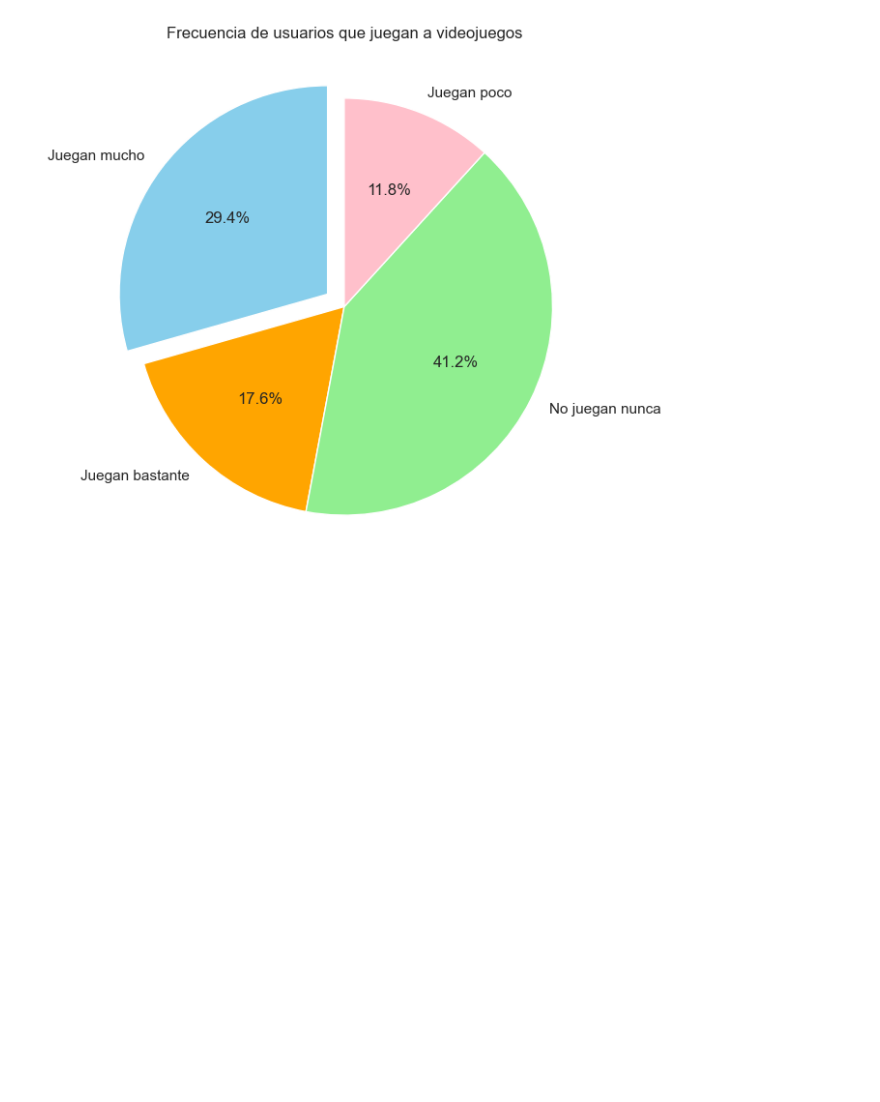
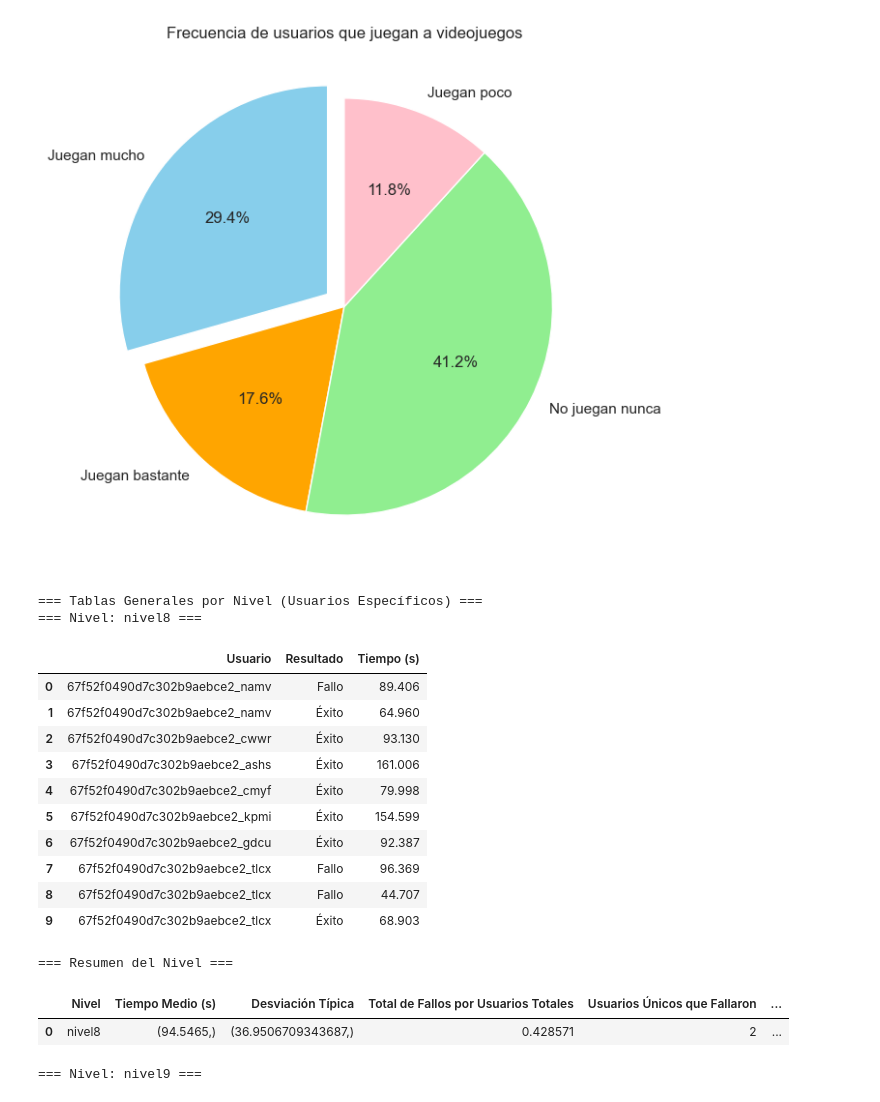
Before and after one commit to admont02/TFG-SimonaAntonova-AdrianMontero, a Jupyter notebook: AnalisisDeDatos.ipynb, the cells around one changed output. Cells and saved outputs as stored; diff of their text form; code cells hidden in the pictures; blank space fills up the shorter version.

Commit message:
arreglos y analisis de datos

```diff
--- a/AnalisisDeDatos.ipynb
+++ b/AnalisisDeDatos.ipynb
@@ -1015,7 +1333,8 @@ for nivel, data in niveles_data.items():
 
     if not df.empty:  # Verificar que el DataFrame no esté vacío antes de calcular estadísticas
         # Calcular estadísticas ajustadas
-        tiempo_medio = df["Tiempo (s)"].mean()
+        tiempo_medio = df["Tiempo (s)"].mean(),
+        desviacion_t = df["Tiempo (s)"].std(),
         promedio_fallos = len(df[df["Resultado"] == "Fallo"]) / df["Usuario"].nunique() if df["Usuario"].nunique() > 0 else 0
         usuarios_unicos_fallos = df[df["Resultado"] == "Fallo"]["Usuario"].nunique()
         usuarios_unicos_aciertos = df[df["Resultado"] == "Éxito"]["Usuario"].nunique()
@@ -1025,7 +1344,8 @@ for nivel, data in niveles_data.items():
         resumen = pd.DataFrame({
             "Nivel": [nivel.split("/")[-1]],
             "Tiempo Medio (s)": [tiempo_medio],
-            "Promedio Fallos por Usuario": [promedio_fallos],
+            "Desviación Típica": [desviacion_t],
+            "Total de Fallos por Usuarios Totales": [promedio_fallos],
             "Usuarios Únicos que Fallaron": [usuarios_unicos_fallos],
             "Usuarios Únicos que Acertaron": [usuarios_unicos_aciertos],
             "Usuarios Totales": [usuarios_unicos]
@@ -1108,3 +1428,77 @@ plt.title('Frecuencia de usuarios que juegan a videojuegos')
 plt.show()
 # %% [output]
 [figure]
+# %%
+from collections import defaultdict
+import pandas as pd
+
+# Crear estructura para almacenar datos por nivel
+niveles_data = defaultdict(list)
+
+# Lista de identificadores de usuarios que quieres incluir manualmente
+
+usuarios_incluidos = ["67f52f0490d7c302b9aebce2_namv", "67f52f0490d7c302b9aebce2_cwwr", "67f52f0490d7c302b9aebce2_ashs",
+                          "67f52f0490d7c302b9aebce2_cmyf", "67f52f0490d7c302b9aebce2_kpmi", "67f52f0490d7c302b9aebce2_tlcx", "67f52f0490d7c302b9aebce2_gdcu"]
+# Organizar datos por nivel solo para los usuarios especificados
+for usuario, niveles in intentos_por_nivel.items():
+    if usuario in usuarios_incluidos:  # Incluir solo los usuarios de la lista
+        for nivel, intentos in niveles.items():
+            for intento in intentos:
+                if intento["duracion"]:  # Solo incluir intentos con tiempo válido
+                    niveles_data[nivel].append({
+                        "Usuario": usuario,
+                        "Resultado": "Éxito" if intento["success"] else "Fallo",
+                        "Tiempo (s)": intento["duracion"]
+                    })
+
+# Generar tablas por nivel
+print("=== Tablas Generales por Nivel (Usuarios Específicos) ===")
+for nivel, data in niveles_data.items():
+    df = pd.DataFrame(data)
+
+    if not df.empty:  # Verificar que el DataFrame no esté vacío antes de calcular estadísticas
+        # Calcular estadísticas ajustadas
+        tiempo_medio = df["Tiempo (s)"].mean(),
+        desviacion_t = df["Tiempo (s)"].std(),
+        promedio_fallos = len(df[df["Resultado"] == "Fallo"]) / df["Usuario"].nunique() if df["Usuario"].nunique() > 0 else 0
+        usuarios_unicos_fallos = df[df["Resultado"] == "Fallo"]["Usuario"].nunique()
+        usuarios_unicos_aciertos = df[df["Resultado"] == "Éxito"]["Usuario"].nunique()
+        usuarios_unicos = df["Usuario"].nunique()
+
+        # Crear el resumen con las nuevas métricas
+        resumen = pd.DataFrame({
+            "Nivel": [nivel.split("/")[-1]],
+            "Tiempo Medio (s)": [tiempo_medio],
+            "Desviación Típica": [desviacion_t],
+            "Total de Fallos por Usuarios Totales": [promedio_fallos],
+            "Usuarios Únicos que Fallaron": [usuarios_unicos_fallos],
+            "Usuarios Únicos que Acertaron": [usuarios_unicos_aciertos],
+            "Usuarios Totales": [usuarios_unicos]
+        })
+
+        # Mostrar la tabla completa y el resumen
+        print(f"=== Nivel: {nivel.split('/')[-1]} ===")
+        display(df)
+        print("=== Resumen del Nivel ===")
+        display(resumen)
+        print("\n")
+    else:
+        print(f"No hay datos para el nivel {nivel}.")
+# %% [output]
+=== Tablas Generales por Nivel (Usuarios Específicos) ===
+=== Nivel: nivel8 ===
+|  | Usuario | Resultado | Tiempo (s) |
+| 0 | 67f52f0490d7c302b9aebce2_namv | Fallo | 89.406 |
+| 1 | 67f52f0490d7c302b9aebce2_namv | Éxito | 64.960 |
+| 2 | 67f52f0490d7c302b9aebce2_cwwr | Éxito | 93.130 |
+| 3 | 67f52f0490d7c302b9aebce2_ashs | Éxito | 161.006 |
+| 4 | 67f52f0490d7c302b9aebce2_cmyf | Éxito | 79.998 |
+| 5 | 67f52f0490d7c302b9aebce2_kpmi | Éxito | 154.599 |
+| 6 | 67f52f0490d7c302b9aebce2_gdcu | Éxito | 92.387 |
+| 7 | 67f52f0490d7c302b9aebce2_tlcx | Fallo | 96.369 |
+| 8 | 67f52f0490d7c302b9aebce2_tlcx | Fallo | 44.707 |
+| 9 | 67f52f0490d7c302b9aebce2_tlcx | Éxito | 68.903 |
+=== Resumen del Nivel ===
+|  | Nivel | Tiempo Medio (s) | Desviación Típica | Total de Fallos por Usuarios Totales | Usuarios Únicos que Fallaron | ... |
+| 0 | nivel8 | (94.5465,) | (36.9506709343687,) | 0.428571 | 2 | ... |
+=== Nivel: nivel9 ===
```
Also changed, not shown: parts of 8 cells of this notebook, 6 other files.
